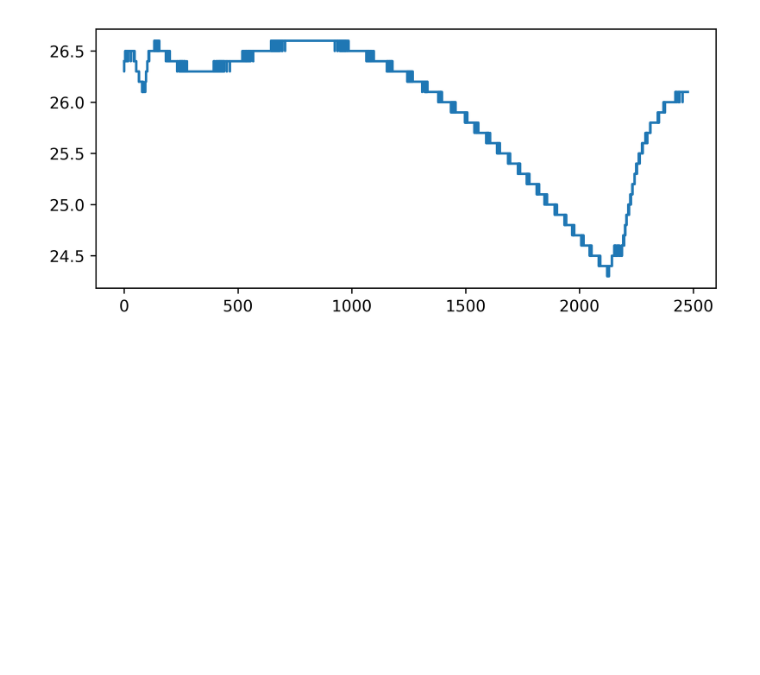
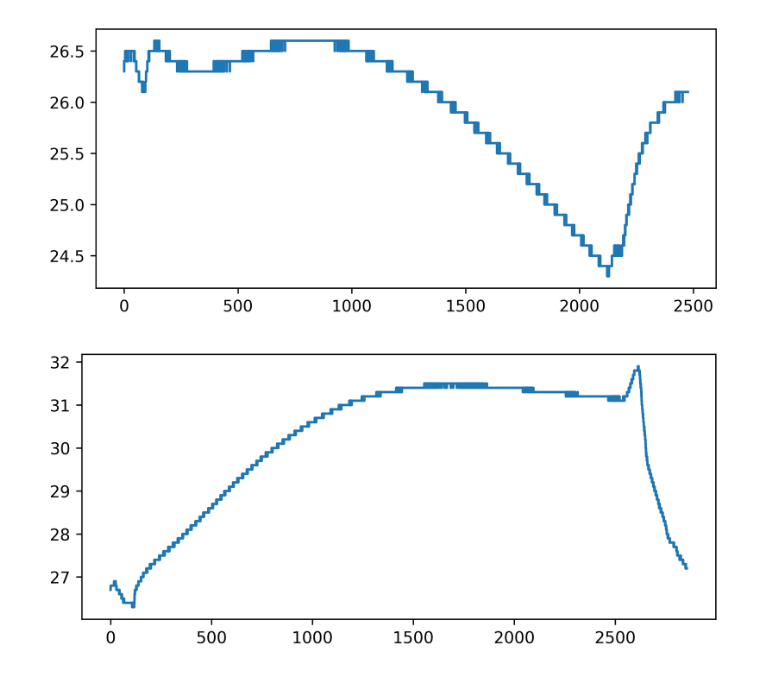
Before and after one commit to safoex/system-engineering-team1, a Jupyter notebook: real_tests/nb.ipynb, the cells around one changed output. Drawn from its saved outputs; the diff is of its cells as text; code cells hidden in the pictures; blank space fills up the shorter version.

```diff
--- a/real_tests/nb.ipynb
+++ b/real_tests/nb.ipynb
@@ -30,3 +30,7 @@ plot_test(2)
 plot_test(3)
 # %% [output]
 [figure]
+# %%
+plot_test(6)
+# %% [output]
+[figure, added]
```
